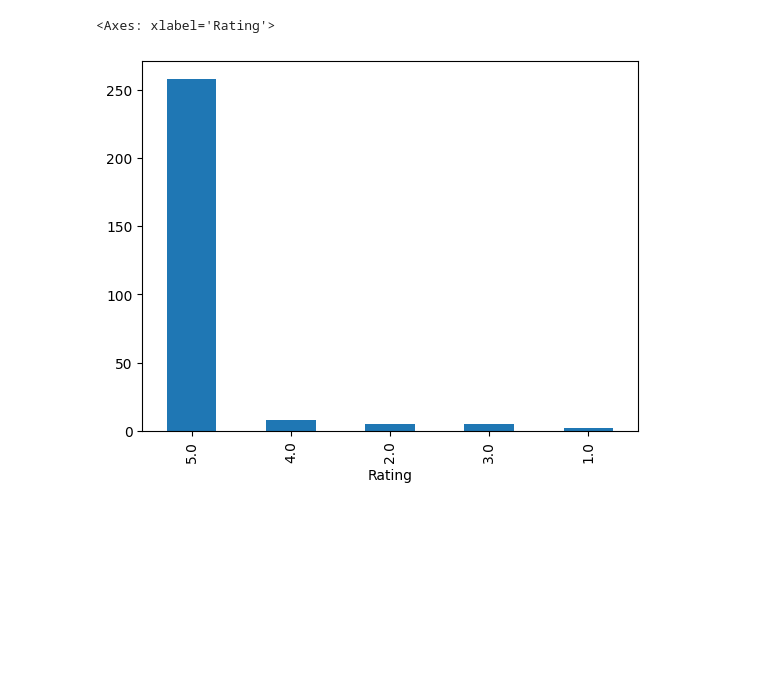
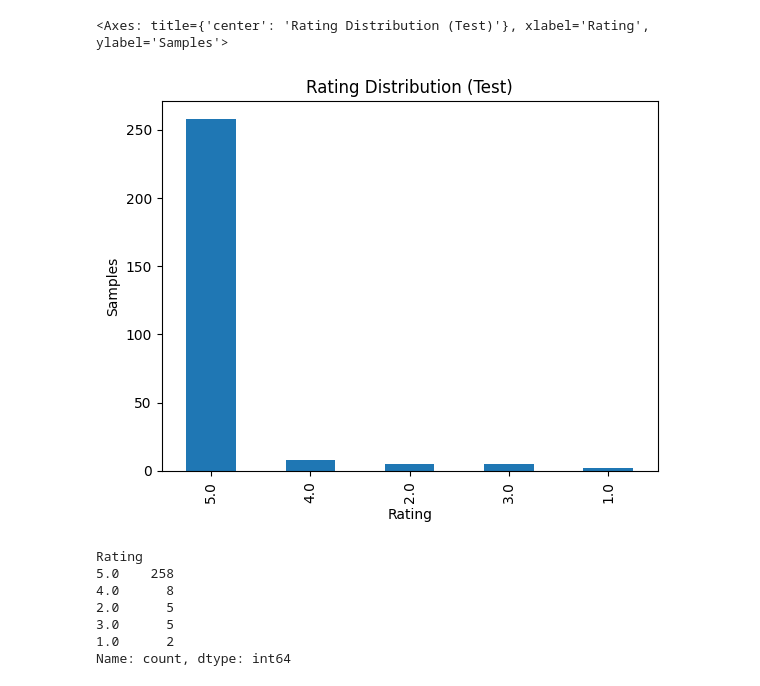
Before and after one commit to steiner-julian/ethics-for-natural-language-processing, a Jupyter notebook: HW0/Data_Analysis.ipynb, the cells around one changed output. Saved outputs shown, nothing was run; the diff lists cells and outputs as text; code cells hidden in the pictures; blank space fills up the shorter version.

```diff
--- a/HW0/Data_Analysis.ipynb
+++ b/HW0/Data_Analysis.ipynb
@@ -41,5 +41,15 @@ trainig_data['Rating'].value_counts().plot(kind='bar')
+# %%
+test_data['Rating'].value_counts().plot(kind='bar', title='Rating Distribution (Test)', xlabel='Rating', ylabel='Samples')
+# %% [output]
+<Axes: title={'center': 'Rating Distribution (Test)'}, xlabel='Rating', ylabel='Samples'>
+[figure, added]
 # %%
-test_data['Rating'].value_counts().plot(kind='bar')
+test_data['Rating'].value_counts()
 # %% [output]
-<Axes: xlabel='Rating'>
+Rating
+5.0    258
+4.0      8
+2.0      5
+3.0      5
+1.0      2
+Name: count, dtype: int64
-[figure, removed]
```
Also changed, not shown: parts of 3 cells of this notebook, 13 other files.
